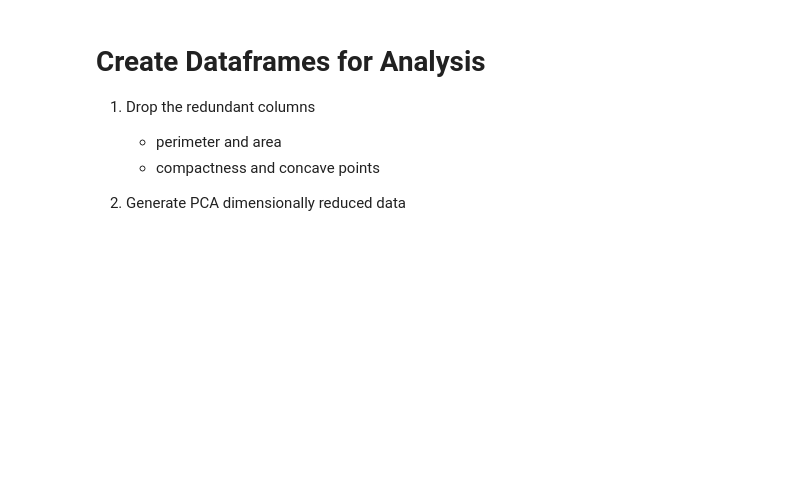
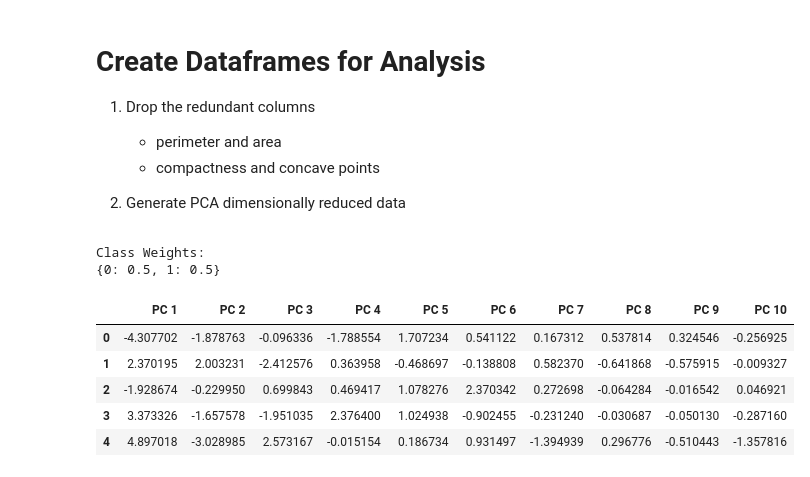
Before and after one commit to benjamin-ravenscroft/CISC471-Project, a Jupyter notebook: EDA.ipynb, the cells around one changed output. Saved outputs shown, nothing was run; the diff lists cells and outputs as text; code cells hidden in the pictures; blank space fills up the shorter version.

```diff
--- a/EDA.ipynb
+++ b/EDA.ipynb
@@ -456,3 +456,21 @@ plt.show()
     - compactness and concave points
 
 2. Generate PCA dimensionally reduced data
+# %%
+# Handling Class Imbalances
+#Creating a dictionary using a for loop for class weights
+target = df["diagnosis"]
+target = target.replace({'B':0,'M':1})
+
+class_weight = {}
+
+for i in range(len(np.unique(target))):
+
+    for x in [0.5]:
+        class_weight[i] = x
+
+print('Class Weights:')
+print(class_weight)
+# %% [output]
+Class Weights:
+{0: 0.5, 1: 0.5}
@@ -458,0 +492,19 @@ plt.show()
+# %%
+#PCA transformation and feature selection for models that require it
+pca95 = PCA(n_components = 0.95)
+
+train_pca = pca95.fit_transform(train_scaled)
+test_pca = pca95.transform(test_scaled)
+
+train_pca = pd.DataFrame(train_pca)
+train_pca.rename(columns=lambda x: "PC " + str(x + 1), inplace=True)
+
+test_pca = pd.DataFrame(test_pca)
+test_pca.rename(columns=lambda x: "PC " + str(x + 1), inplace=True)
+# %% [output]
+|  | PC 1 | PC 2 | PC 3 | PC 4 | PC 5 | PC 6 | PC 7 | PC 8 | PC 9 | PC 10 |
+| 0 | -4.307702 | -1.878763 | -0.096336 | -1.788554 | 1.707234 | 0.541122 | 0.167312 | 0.537814 | 0.324546 | -0.256925 |
+| 1 | 2.370195 | 2.003231 | -2.412576 | 0.363958 | -0.468697 | -0.138808 | 0.582370 | -0.641868 | -0.575915 | -0.009327 |
+| 2 | -1.928674 | -0.229950 | 0.699843 | 0.469417 | 1.078276 | 2.370342 | 0.272698 | -0.064284 | -0.016542 | 0.046921 |
+| 3 | 3.373326 | -1.657578 | -1.951035 | 2.376400 | 1.024938 | -0.902455 | -0.231240 | -0.030687 | -0.050130 | -0.287160 |
+| 4 | 4.897018 | -3.028985 | 2.573167 | -0.015154 | 0.186734 | 0.931497 | -1.394939 | 0.296776 | -0.510443 | -1.357816 |
```
Also changed, not shown: parts of 6 cells of this notebook.
